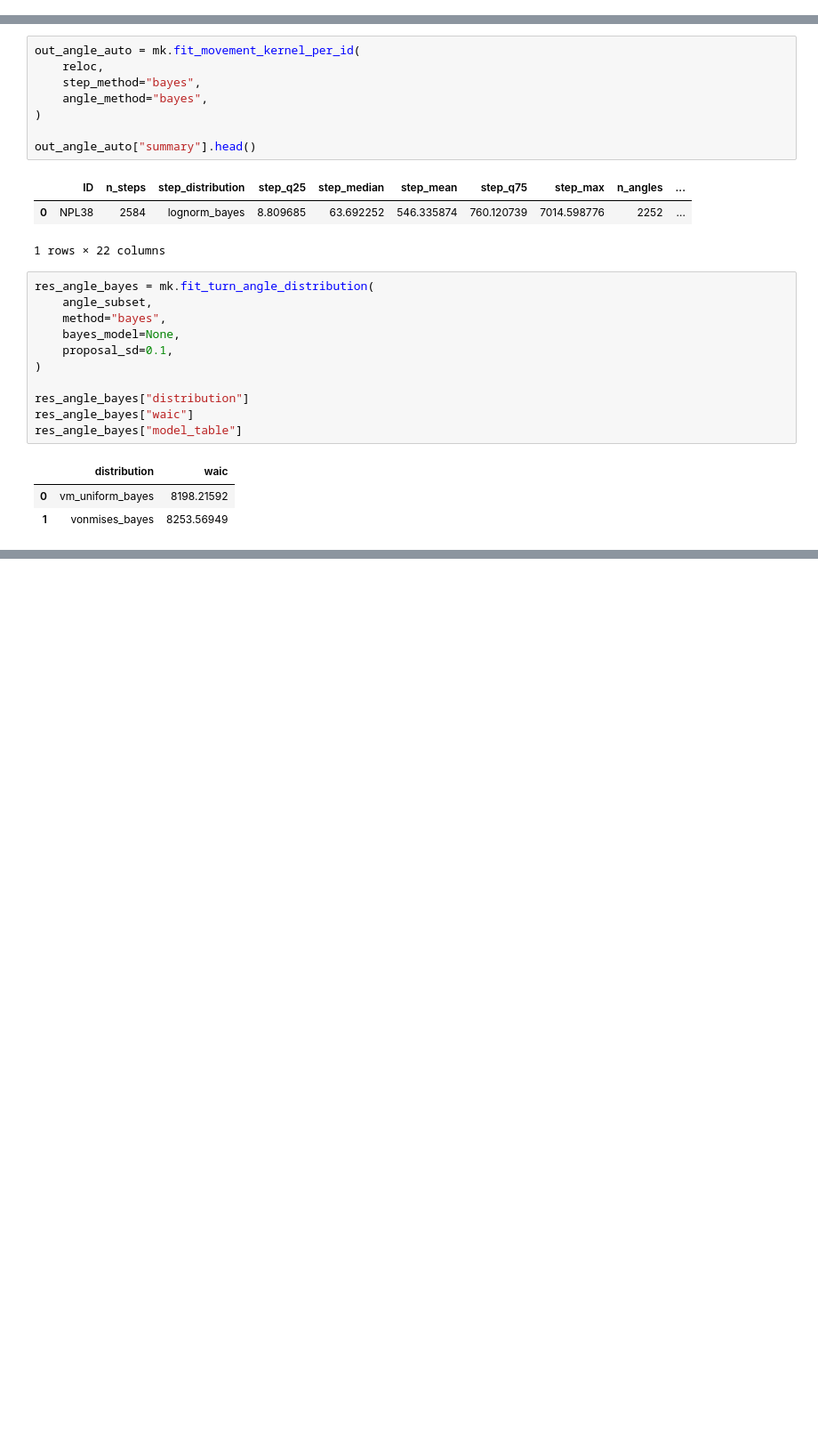
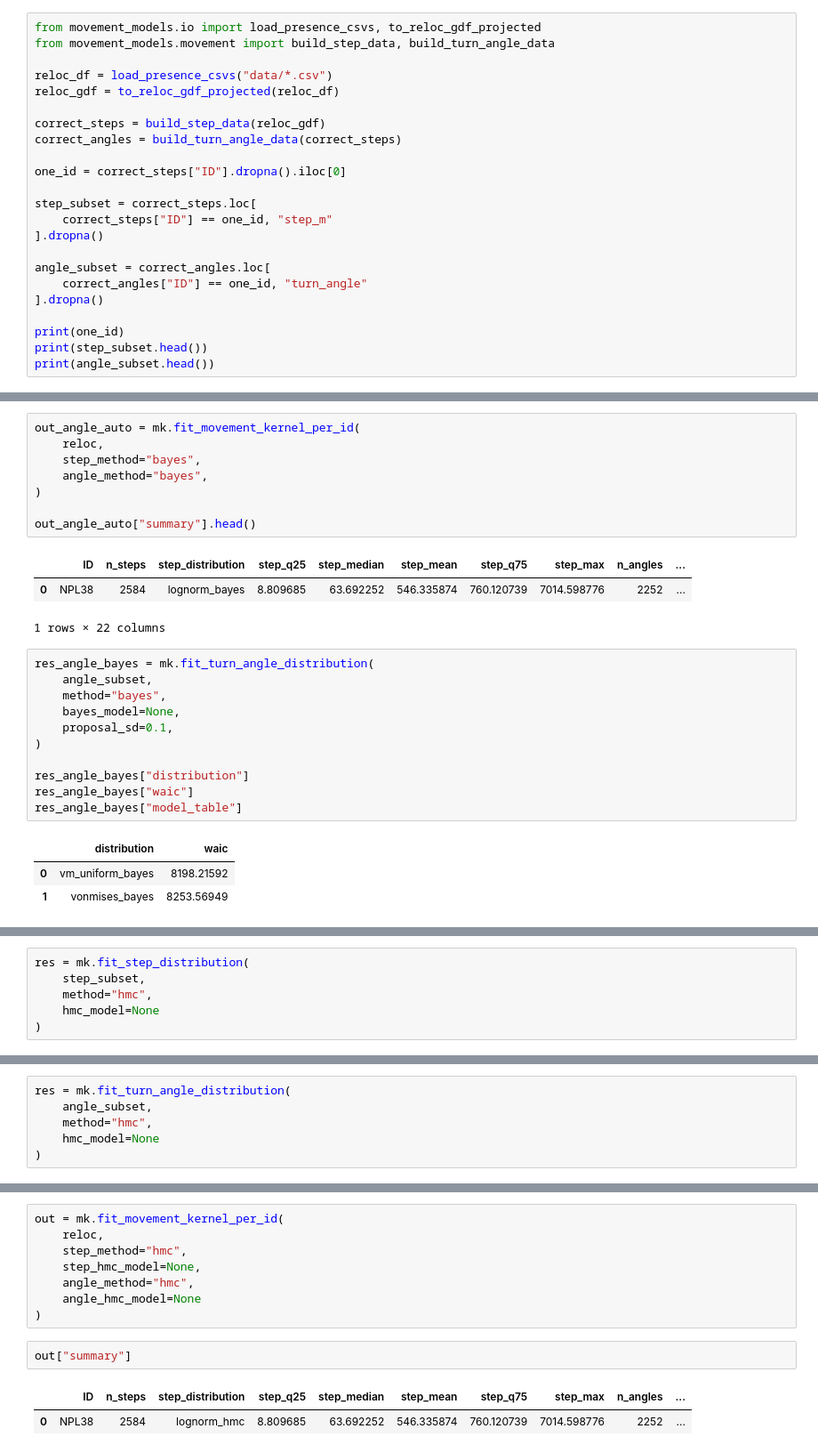
Before and after one commit to PantheraPaulus/hrHSA-public, a Jupyter notebook: Module_import&test.ipynb, the cells around one changed output, grey strips where cells are left out. Shown at 89% size. Saved outputs shown, nothing was run; the diff lists cells and outputs as text; blank space fills up the shorter version.

Commit message:
Added JAX/NumPyro HMC for all models with WAIC-based selection

```diff
--- a/Module_import&test.ipynb
+++ b/Module_import&test.ipynb
@@ -328,3 +325,26 @@ importlib.reload(mh)
 importlib.reload(mk)
 # %% [output]
 <module 'movement_models.movement.movement_kernel' from '/Users/lubovkabo/Documents/TUM/MolZoologyLab/KONWIHR/HSA/movement_models/movement/movement_kernel.py'>
+# %%
+from movement_models.io import load_presence_csvs, to_reloc_gdf_projected
+from movement_models.movement import build_step_data, build_turn_angle_data
+
+reloc_df = load_presence_csvs("data/*.csv")
+reloc_gdf = to_reloc_gdf_projected(reloc_df)
+
+correct_steps = build_step_data(reloc_gdf)
+correct_angles = build_turn_angle_data(correct_steps)
+
+one_id = correct_steps["ID"].dropna().iloc[0]
+
+step_subset = correct_steps.loc[
+    correct_steps["ID"] == one_id, "step_m"
+].dropna()
+
+angle_subset = correct_angles.loc[
+    correct_angles["ID"] == one_id, "turn_angle"
+].dropna()
+
+print(one_id)
+print(step_subset.head())
+print(angle_subset.head())
@@ -611,0 +743,6 @@ res_angle_bayes["model_table"]
+# %%
+res = mk.fit_step_distribution(
+    step_subset,
+    method="hmc",
+    hmc_model=None
+)
@@ -611,0 +758,6 @@ res_angle_bayes["model_table"]
+# %%
+res = mk.fit_turn_angle_distribution(
+    angle_subset,
+    method="hmc",
+    hmc_model=None
+)
@@ -611,0 +771,13 @@ res_angle_bayes["model_table"]
+# %%
+out = mk.fit_movement_kernel_per_id(
+    reloc,
+    step_method="hmc",
+    step_hmc_model=None,
+    angle_method="hmc",
+    angle_hmc_model=None
+)
+# %%
+out["summary"]
+# %% [output]
+|  | ID | n_steps | step_distribution | step_q25 | step_median | step_mean | step_q75 | step_max | n_angles | ... |
+| 0 | NPL38 | 2584 | lognorm_hmc | 8.809685 | 63.692252 | 546.335874 | 760.120739 | 7014.598776 | 2252 | ... |
```
Also changed, not shown: parts of 14 cells of this notebook, 3 other files.
